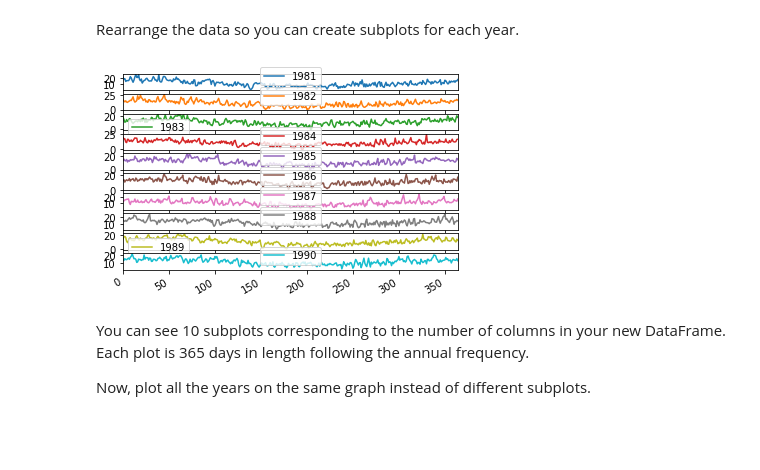
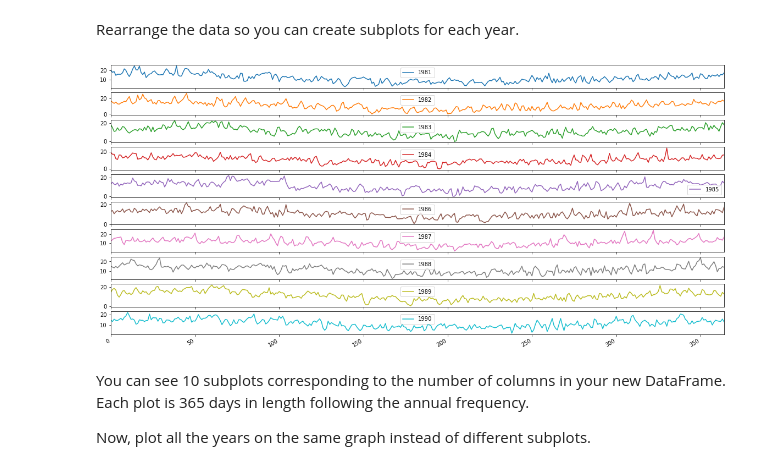
Before and after one commit to AlisonSalerno/dsc-visualizing-time-series-data-lab-nyc-ds-033020, a Jupyter notebook: index.ipynb, the cells around one changed output. Saved outputs shown, nothing was run; the diff lists cells and outputs as text; code cells hidden in the pictures; blank space fills up the shorter version.

```diff
--- a/index.ipynb
+++ b/index.ipynb
@@ -104,17 +104,17 @@ Rearrange the data so you can create subplots for each year.
 # %%
 # Create a new DataFrame and store yearly values in columns
 temp_annual = pd.DataFrame()
 
 for yr, group in year_groups:
     temp_annual[yr.year] = group.values.ravel()
 
 # Plot the yearly groups as subplots
 
-temp_annual.plot(figsize=('20,subplots=True,legend=True)
+temp_annual.plot(figsize=(20,10),subplots=True,legend=True)
 
 plt.show()
 # %% [output]
-[figure, old version]
+[figure, new version]
 # %% [markdown]
 You can see 10 subplots corresponding to the number of columns in your new DataFrame. Each plot is 365 days in length following the annual frequency.
 
```
